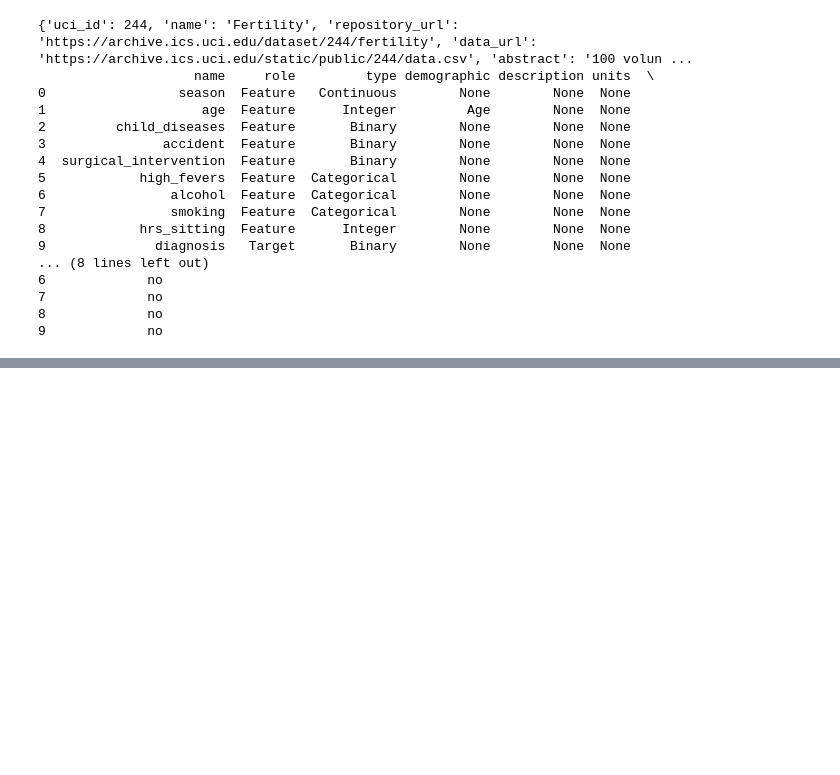
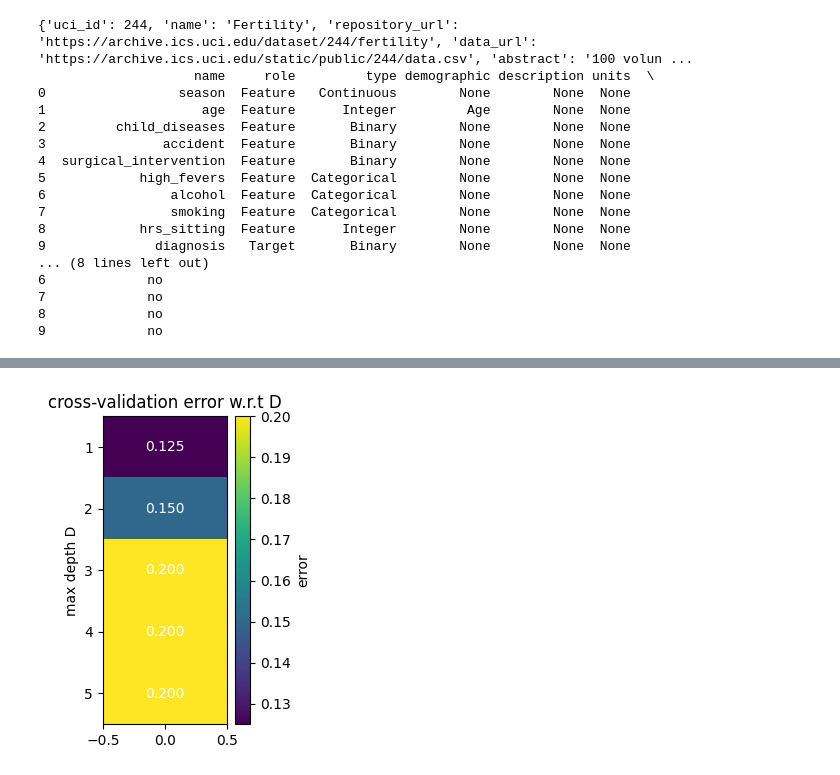
Before and after one commit to ebeltyukova/Classification-Benchmarks-DT-KNN-RF, a Jupyter notebook: fertility_db.ipynb, the cells around one changed output, grey strips where cells are left out. Drawn from its saved outputs; the diff is of its cells as text; code cells hidden in the pictures; blank space fills up the shorter version.

```diff
--- a/fertility_db.ipynb
+++ b/fertility_db.ipynb
@@ -31,3 +38,16 @@ print(fertility.variables)
 7             no
 8             no
 9             no
+# %%
+
+""" y[y['diagnosis'] == "N"] = 1
+y[y['diagnosis'] == "O"] = -1  """
+
+#y.loc[:, 'diagnosis'] = y['diagnosis'].replace({'N': 1, 'O': -1})
+#y = y.astype(float)
+
+y = (y['diagnosis'] == 'N').astype(float)
+y[y == 0] = -1
+
+# Convert to numpy array and reshape to ensure it's a column vector
+# y = y.values.reshape(-1, 1)
@@ -33,0 +69,6 @@ print(fertility.variables)
+# %%
+
+# Convert to numpy array and reshape to ensure it's a column vector
+
+y = y.values.reshape(-1, 1)
+#y = np.array(y)
@@ -33,0 +182,24 @@ print(fertility.variables)
+# %%
+import matplotlib.pyplot as plt
+
+def draw_heatmap(errors, D_list, title):
+    plt.figure(figsize=(2, 4))
+    plt.imshow(errors, cmap='viridis', aspect='auto')
+    plt.colorbar(label='error')
+    plt.yticks(range(len(D_list)), D_list)
+    plt.ylabel('max depth D')
+    plt.title(title)
+
+    # Add text annotations
+    for i in range(len(D_list)):
+        for j in range(errors.shape[1]):
+            plt.text(j, i, f'{errors[i, j]:.3f}',
+                     ha='center', va='center', color='white')
+
+    plt.show()
+
+# Use the function
+cross_val_errors = 1 - grid_search.cv_results_['mean_test_score'].reshape(-1, 1)
+draw_heatmap(cross_val_errors, D_list, title='cross-validation error w.r.t D')
+# %% [output]
+[figure, added]
```
Also changed, not shown: parts of 6 cells of this notebook.
